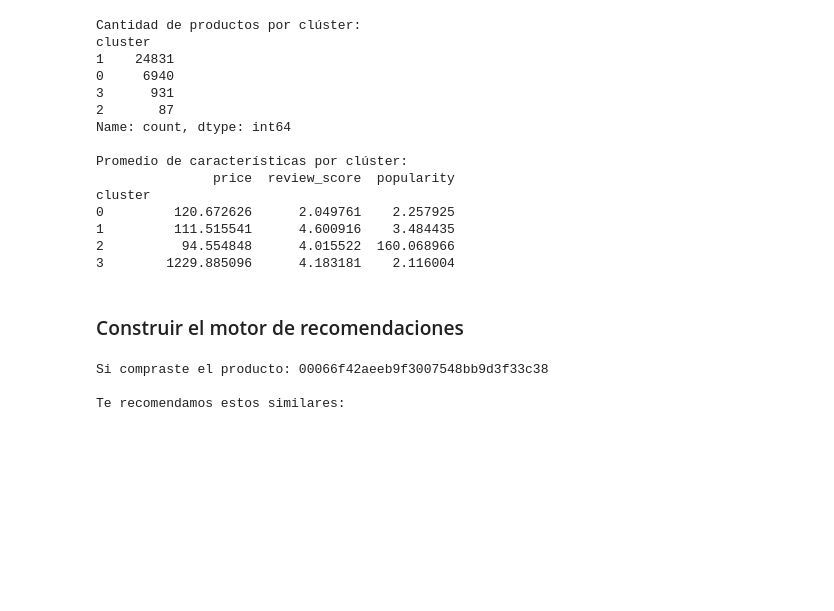
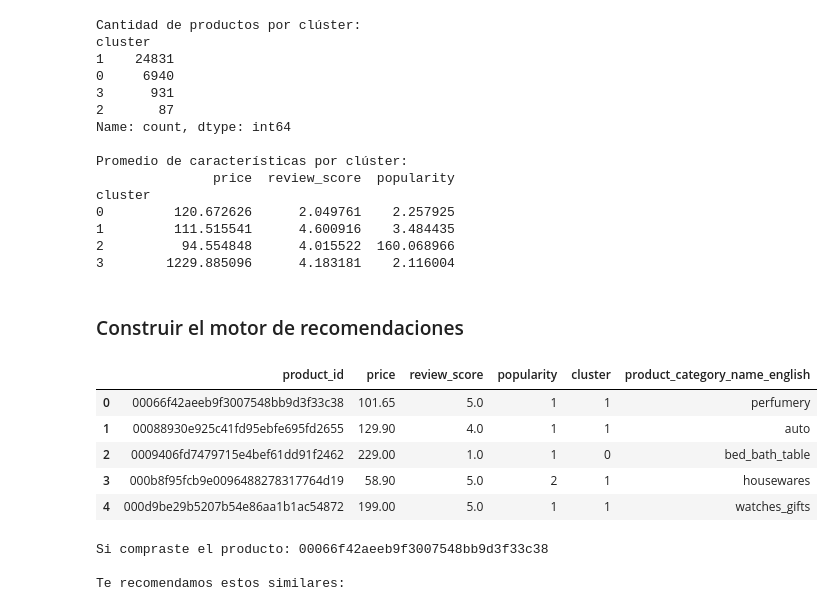
Before and after one commit to wilhayla/THE_HATCH_DATA_SCIENCE_OLIST_CHALLENGE, a Jupyter notebook: notbooks/03_product_recomendation_clustering.ipynb, the cells around one changed output. Drawn from its saved outputs; the diff is of its cells as text; code cells hidden in the pictures; blank space fills up the shorter version.

```diff
--- a/notbooks/03_product_recomendation_clustering.ipynb
+++ b/notbooks/03_product_recomendation_clustering.ipynb
@@ -205,9 +211,17 @@ cluster
 # %%
 # 1. Preparacion: Mapeo de Categorias.
 # Unimos la categoria al dataframe de clusteres.
 df_recommendations = df_items_cluster.copy()
 df_cat_mapping = df_olist[['product_id', 'product_category_name_english']].drop_duplicates()
 df_recommendations = df_recommendations.merge(df_cat_mapping, on='product_id', how='left')
+df_recommendations.head()
+# %% [output]
+|  | product_id | price | review_score | popularity | cluster | product_category_name_english |
+| 0 | 00066f42aeeb9f3007548bb9d3f33c38 | 101.65 | 5.0 | 1 | 1 | perfumery |
+| 1 | 00088930e925c41fd95ebfe695fd2655 | 129.90 | 4.0 | 1 | 1 | auto |
+| 2 | 0009406fd7479715e4bef61dd91f2462 | 229.00 | 1.0 | 1 | 0 | bed_bath_table |
+| 3 | 000b8f95fcb9e0096488278317764d19 | 58.90 | 5.0 | 2 | 1 | housewares |
+| 4 | 000d9be29b5207b54e86aa1b1ac54872 | 199.00 | 5.0 | 1 | 1 | watches_gifts |
 # %%
 # 2. Funcion de recomendacion
 # Este codigo buscara productos "hermanos" dentro del mismo grupo.
```
Also changed, not shown: parts of 3 cells of this notebook.
